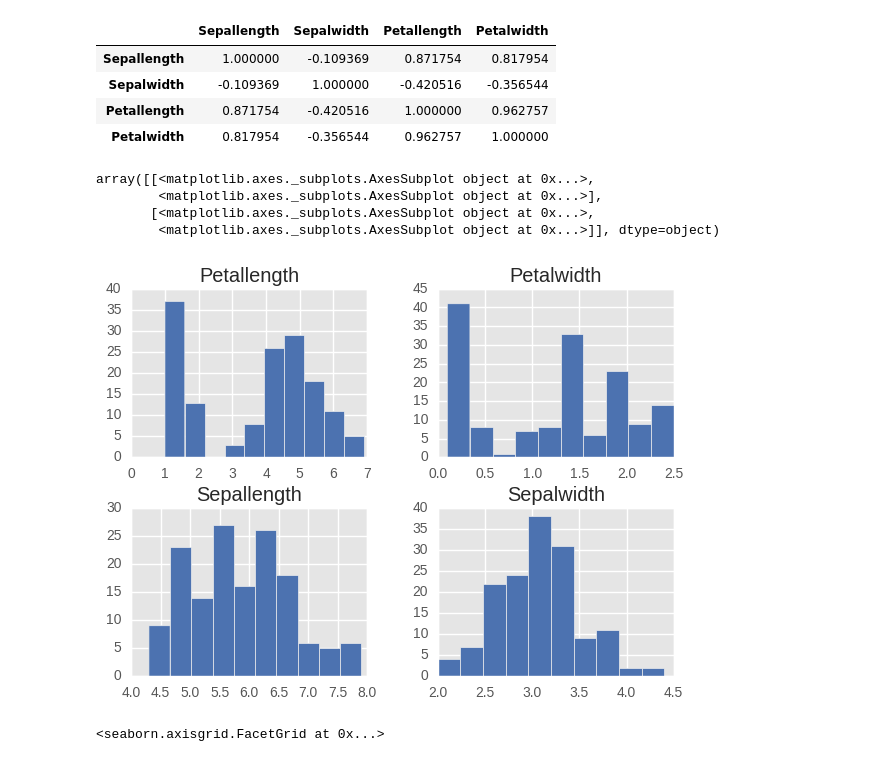
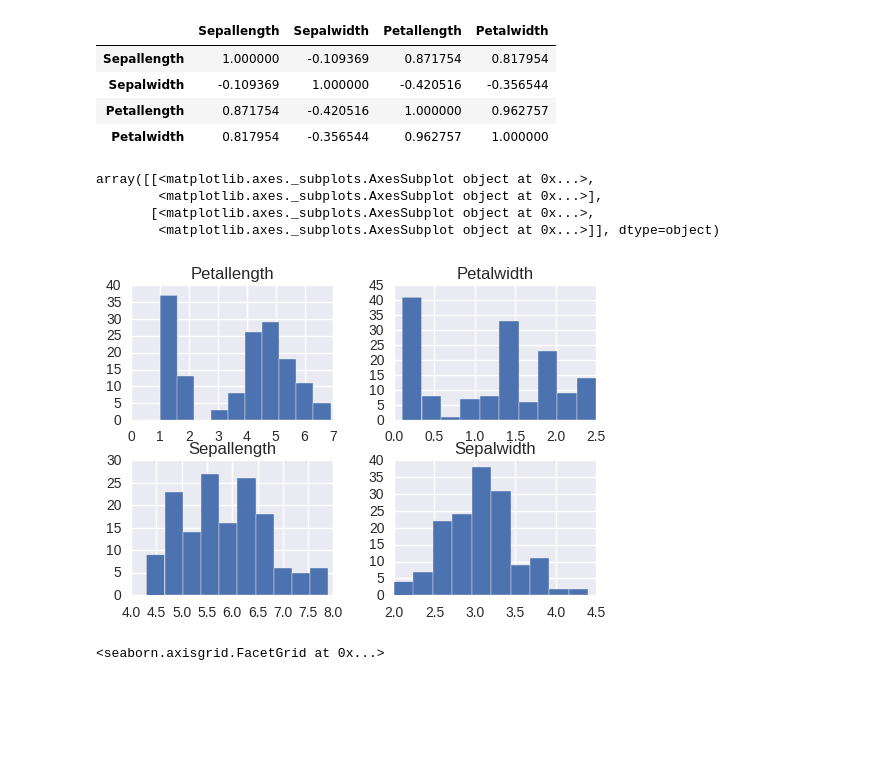
Before and after one commit to lguduy/Jupyter, a Jupyter notebook: data-visualize/Explore Iris Data.ipynb, the cells around one changed output. Drawn from its saved outputs; the diff is of its cells as text; code cells hidden in the pictures; blank space fills up the shorter version.

```diff
--- a/Data-visualize/Explore Iris Data.ipynb
+++ b/data-visualize/Explore Iris Data.ipynb
@@ -60,17 +60,17 @@ irisDf.corr(method='pearson')
 # %%
 import seaborn as sns
 import matplotlib.pyplot as plt
-plt.style.use("ggplot")
+sns.set(style="darkgrid", color_codes=True)
 %matplotlib inline
 # %%
 # 用pandas绘制直方图histogram
-irisDf.hist(figsize=(7,5), color="b")
+irisDf.hist()
 # %% [output]
 array([[<matplotlib.axes._subplots.AxesSubplot object at 0x...>,
         <matplotlib.axes._subplots.AxesSubplot object at 0x...>],
        [<matplotlib.axes._subplots.AxesSubplot object at 0x...>,
         <matplotlib.axes._subplots.AxesSubplot object at 0x...>]], dtype=object)
-[figure, old version]
+[figure, new version]
 # %%
 # 用seaborn绘制散点图scatter
 sns.set(style="darkgrid", color_codes=True)
```
Also changed, not shown: 1 other file.
